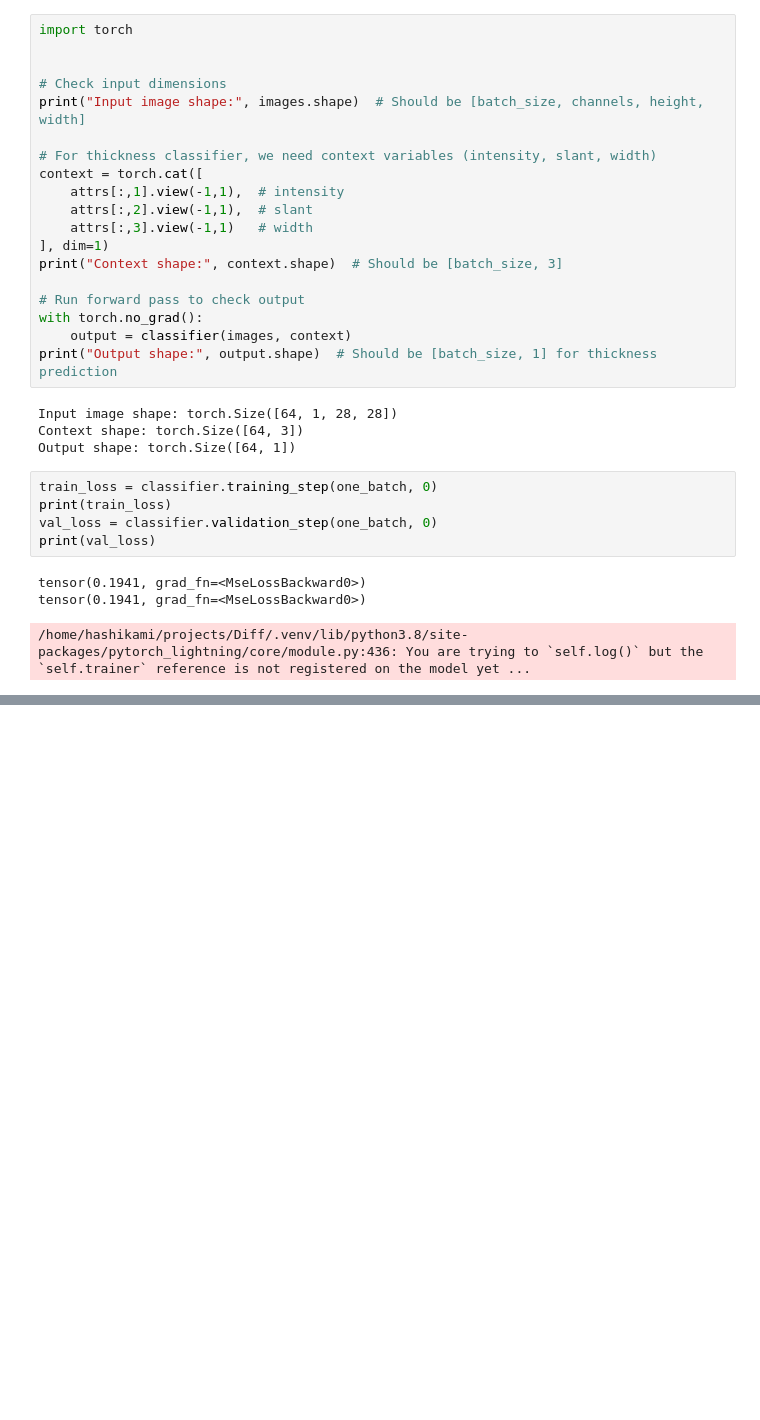
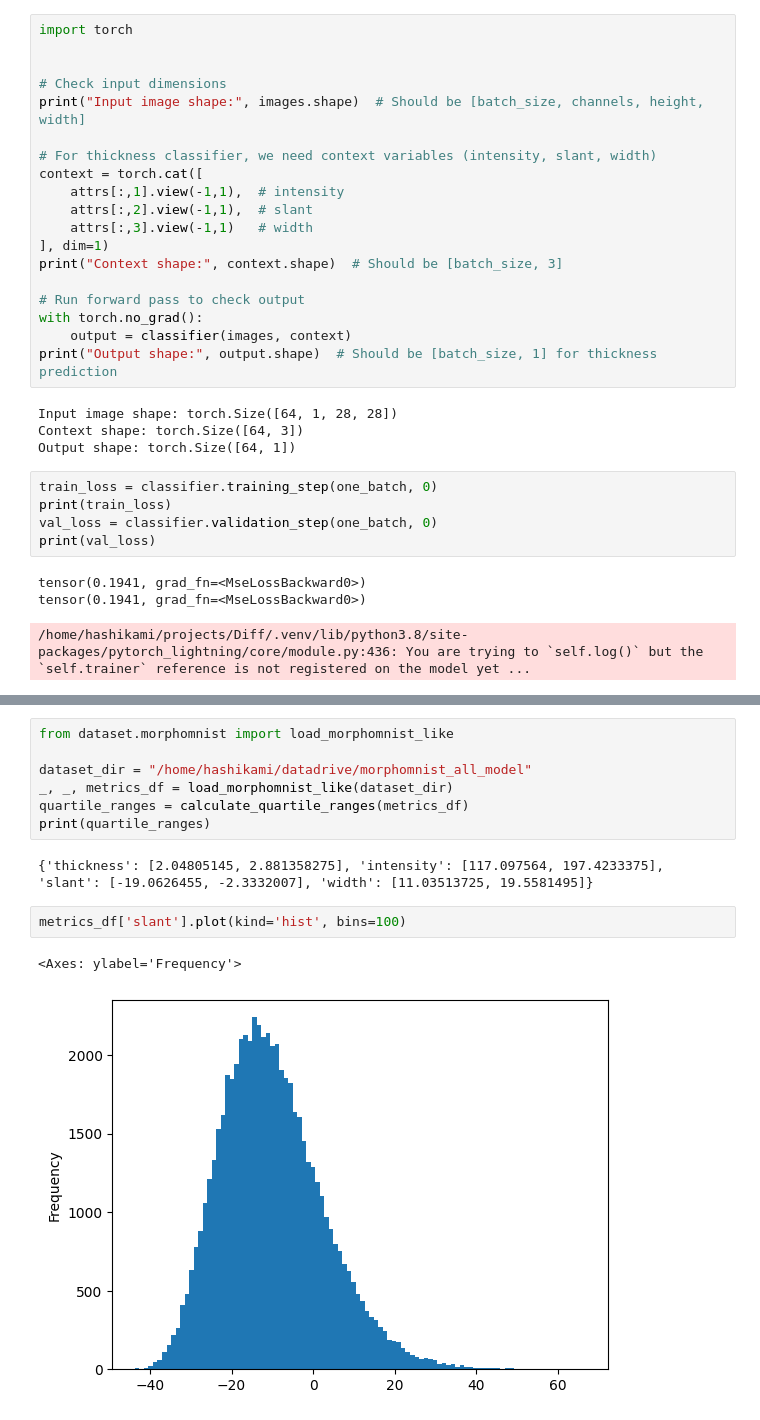
Before and after one commit to hashikun917/Diffusion, a Jupyter notebook: notebooks/251003全体モデルのeffectivenessを用いた定量的評価.ipynb, the cells around one changed output, grey strips where cells are left out. Cells and saved outputs as stored; diff of their text form; blank space fills up the shorter version.

```diff
--- a/notebooks/251003全体モデルのeffectivenessを用いた定量的評価.ipynb
+++ b/notebooks/251003全体モデルのeffectivenessを用いた定量的評価.ipynb
@@ -311,0 +342,14 @@ tensor(0.1941, grad_fn=<MseLossBackward0>)
+# %%
+from dataset.morphomnist import load_morphomnist_like
+
+dataset_dir = "/home/hashikami/datadrive/morphomnist_all_model"
+_, _, metrics_df = load_morphomnist_like(dataset_dir)
+quartile_ranges = calculate_quartile_ranges(metrics_df)
+print(quartile_ranges)
+# %% [output]
+{'thickness': [2.04805145, 2.881358275], 'intensity': [117.097564, 197.4233375], 'slant': [-19.0626455, -2.3332007], 'width': [11.03513725, 19.5581495]}
+# %%
+metrics_df['slant'].plot(kind='hist', bins=100)
+# %% [output]
+<Axes: ylabel='Frequency'>
+[figure, added]
```
Also changed, not shown: parts of 4 cells of this notebook, 48 other files.
